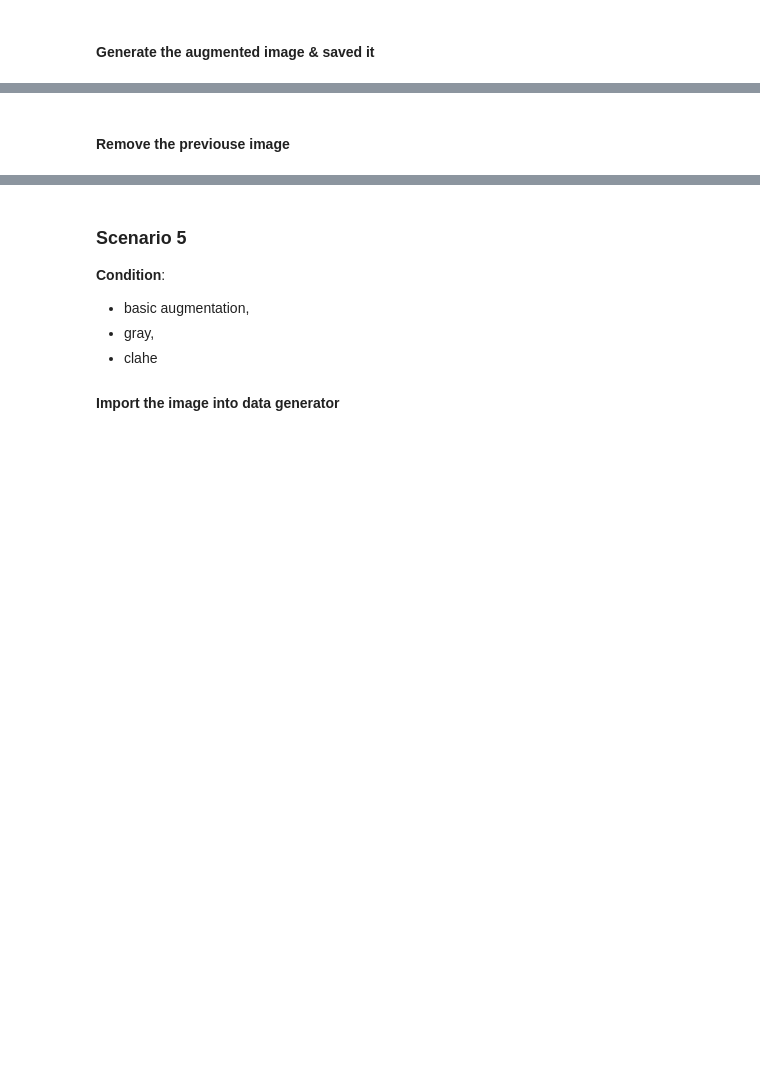
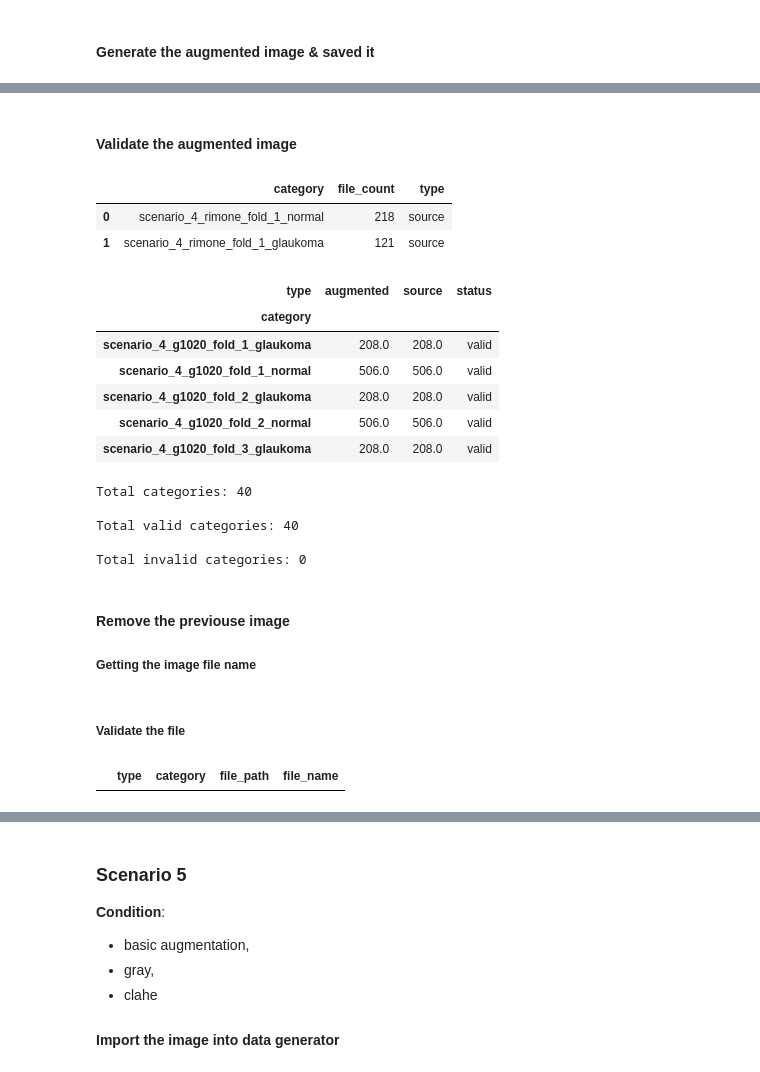
Before and after one commit to Bugi-Sulistiyo/Comparing-EfficientNet-and-MobileNet-on-Glaucoma-Detection, a Jupyter notebook: main/scripts/b. preprocessing/augmentation.ipynb, the cells around one changed output, grey strips where cells are left out. Drawn from its saved outputs; the diff is of its cells as text; code cells hidden in the pictures; blank space fills up the shorter version.

Commit message:
completed scenario 4

```diff
--- a/main/scripts/b. preprocessing/augmentation.ipynb
+++ b/main/scripts/b. preprocessing/augmentation.ipynb
@@ -675,7 +664,7 @@ for dataset in dataset_names:
                 s4_val_test_src[dataset + '_'
                                 + fold + '_'
                                 + data_type + '_'
-                                + label] = (datagenerator_s24.flow_from_directory(
+                                + label] = (datagenerator_s14.flow_from_directory(
                                             path_dataset_val_test_src[scenario_names[3] + '_'
                                                                     + dataset + '_'
                                                                     + fold + '_'
@@ -730,2 +755,69 @@ augment_image.generate_aug_img(dataset_names=dataset_names,
+# %% [markdown]
+#### Validate the augmented image
+# %%
+s4_src_fname = {}
+s4_aug_fname = {}
+
+for key, value in path_dataset_src.items():
+    if key.split('_')[1] == '4':
+        for label in labels_name:
+            s4_src_fname[key + '_'
+                        + label] = [file for file in os.listdir(os.path.join(value,label))]
+del key, value, label
+
+for key, value in path_dataset_aug.items():
+    if key.split('_')[1] == '4':
+        s4_aug_fname[key] = [file for file in os.listdir(value)]
+del key, value
+# %%
+s4_df_result = pd.concat([pd.DataFrame({
+                                'category': s4_src_fname.keys(),
+                                'file_count': [len(value) for value in s4_src_fname.values()],
+                                'type': 'source'
+                            }),
+                            pd.DataFrame({
+                                'category': s4_aug_fname.keys(),
+                                'file_count': [len(value) for value in s4_aug_fname.values()],
+                                'type': 'augmented'
+                            })])
+s4_df_result.head(2)
+# %% [output]
+|  | category | file_count | type |
+| 0 | scenario_4_rimone_fold_1_normal | 218 | source |
+| 1 | scenario_4_rimone_fold_1_glaukoma | 121 | source |
+# %%
+s4_validate = pd.DataFrame(s4_df_result.groupby(['category', 'type']).file_count.sum())
+
+s4_validate.sort_values(by='category', inplace=True)
+s4_validate = s4_validate.pivot_table(index='category',
+                                    columns='type',
+                                    values='file_count')
+
+s4_validate.loc[s4_validate.augmented == s4_validate.source,
+                'status'] = 'valid'
+s4_validate.loc[s4_validate.augmented != s4_validate.source,
+                'status'] = 'invalid'
+
+s4_validate.head(5)
+# %% [output]
+| type | augmented | source | status |
+| category |  |  |  |
+| scenario_4_g1020_fold_1_glaukoma | 208.0 | 208.0 | valid |
+| scenario_4_g1020_fold_1_normal | 506.0 | 506.0 | valid |
+| scenario_4_g1020_fold_2_glaukoma | 208.0 | 208.0 | valid |
+| scenario_4_g1020_fold_2_normal | 506.0 | 506.0 | valid |
+| scenario_4_g1020_fold_3_glaukoma | 208.0 | 208.0 | valid |
+# %%
+print(f'Total categories: {len(s4_validate)}',
+    f'\nTotal valid categories: {len(s4_validate[s4_validate.status == "valid"])}',
+    f'\nTotal invalid categories: {len(s4_validate[s4_validate.status == "invalid"])}',
+    sep='\n')
+# %% [output]
+Total categories: 40
+
+Total valid categories: 40
+
+Total invalid categories: 0
 # %% [markdown]
 #### Remove the previouse image
+##### Getting the image file name
@@ -731,0 +829,10 @@ augment_image.generate_aug_img(dataset_names=dataset_names,
+# %% [markdown]
+##### Validate the file
+# %%
+s4_df_file_check = pd.DataFrame(columns = ['type',
+                                        'category',
+                                        'file_path',
+                                        'file_name'])
+s4_df_file_check.head()
+# %% [output]
+|  | type | category | file_path | file_name |
```
Also changed, not shown: parts of 13 cells of this notebook.
